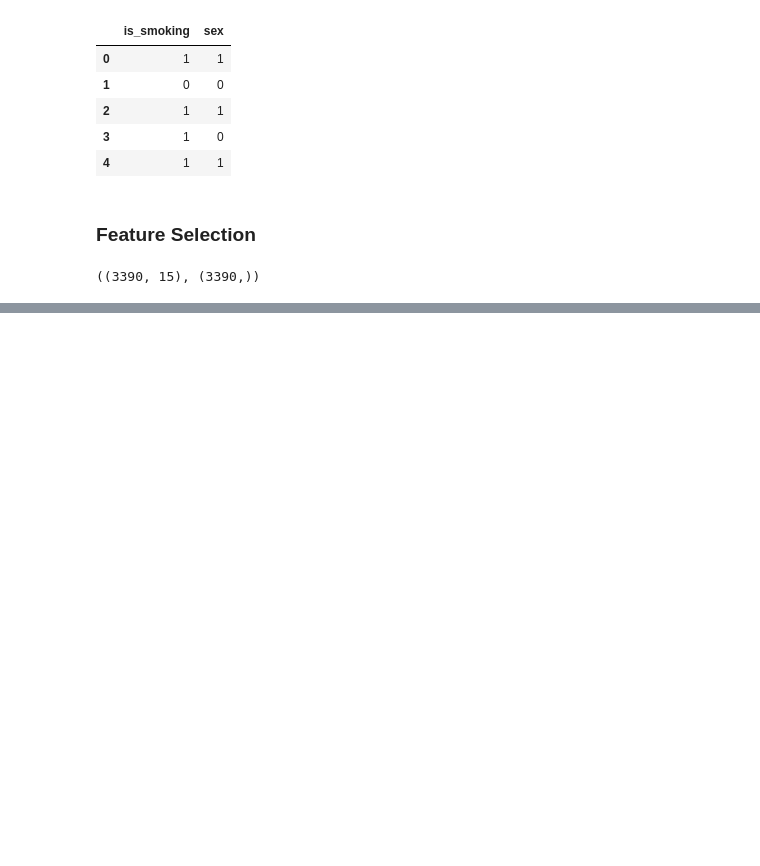
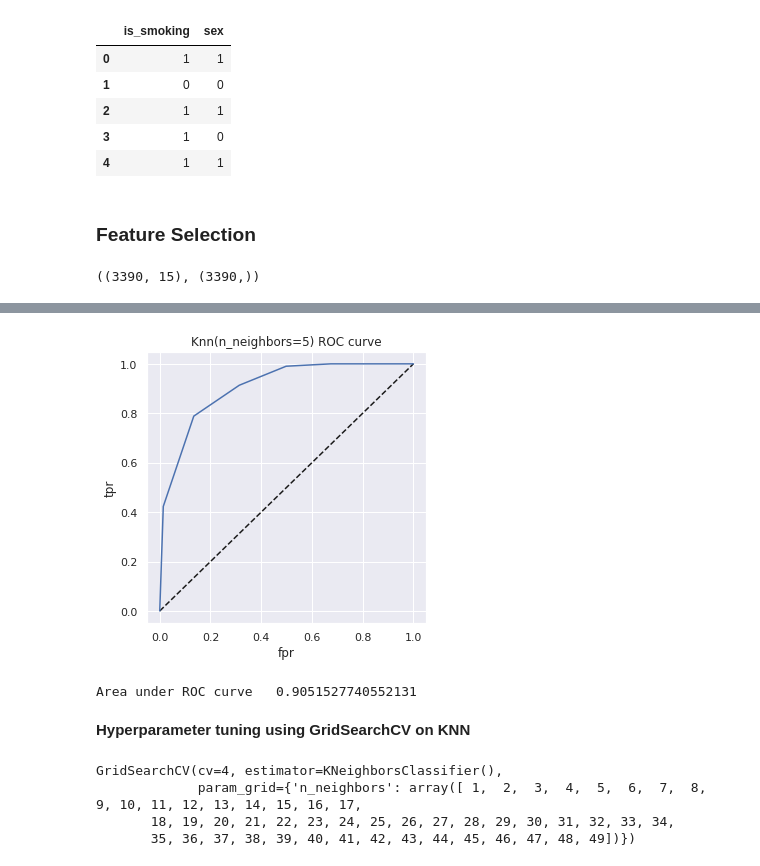
Before and after one commit to toupasana/Supervised-ML---Classification-, a Jupyter notebook: Copy_of_Cardiovascular_Risk_Prediction.ipynb, the cells around one changed output, grey strips where cells are left out. Cells and saved outputs as stored; diff of their text form; code cells hidden in the pictures; blank space fills up the shorter version.

```diff
--- a/Copy_of_Cardiovascular_Risk_Prediction.ipynb
+++ b/Copy_of_Cardiovascular_Risk_Prediction.ipynb
@@ -516,0 +861,23 @@ X.shape,y.shape
+# %%
+y_pred_proba = knn.predict_proba(X_test)[:,1]
+# %%
+
+fpr, tpr, thresholds = roc_curve(y_test, y_pred_proba)
+# %%
+#plot the ROC curve
+plt.figure(figsize=(5,5))
+plt.plot([0,1],[0,1],'k--')
+plt.plot(fpr,tpr, label='Knn')
+plt.xlabel('fpr')
+plt.ylabel('tpr')
+plt.title('Knn(n_neighbors=5) ROC curve')
+plt.show()
+# %% [output]
+[figure, added]
+# %%
+# Area under ROC curve
+print("Area under ROC curve  ",roc_auc_score(y_test,y_pred_proba))
+# %% [output]
+Area under ROC curve   0.9051527740552131
+# %% [markdown]
+<b>Hyperparameter tuning using GridSearchCV on KNN
@@ -516,0 +892,8 @@ X.shape,y.shape
+# %%
+#fit the train data
+knn_cv.fit(X_train_res,y_train_res)
+# %% [output]
+GridSearchCV(cv=4, estimator=KNeighborsClassifier(),
+             param_grid={'n_neighbors': array([ 1,  2,  3,  4,  5,  6,  7,  8,  9, 10, 11, 12, 13, 14, 15, 16, 17,
+       18, 19, 20, 21, 22, 23, 24, 25, 26, 27, 28, 29, 30, 31, 32, 33, 34,
+       35, 36, 37, 38, 39, 40, 41, 42, 43, 44, 45, 46, 47, 48, 49])})
```
Also changed, not shown: parts of 82 cells of this notebook.
